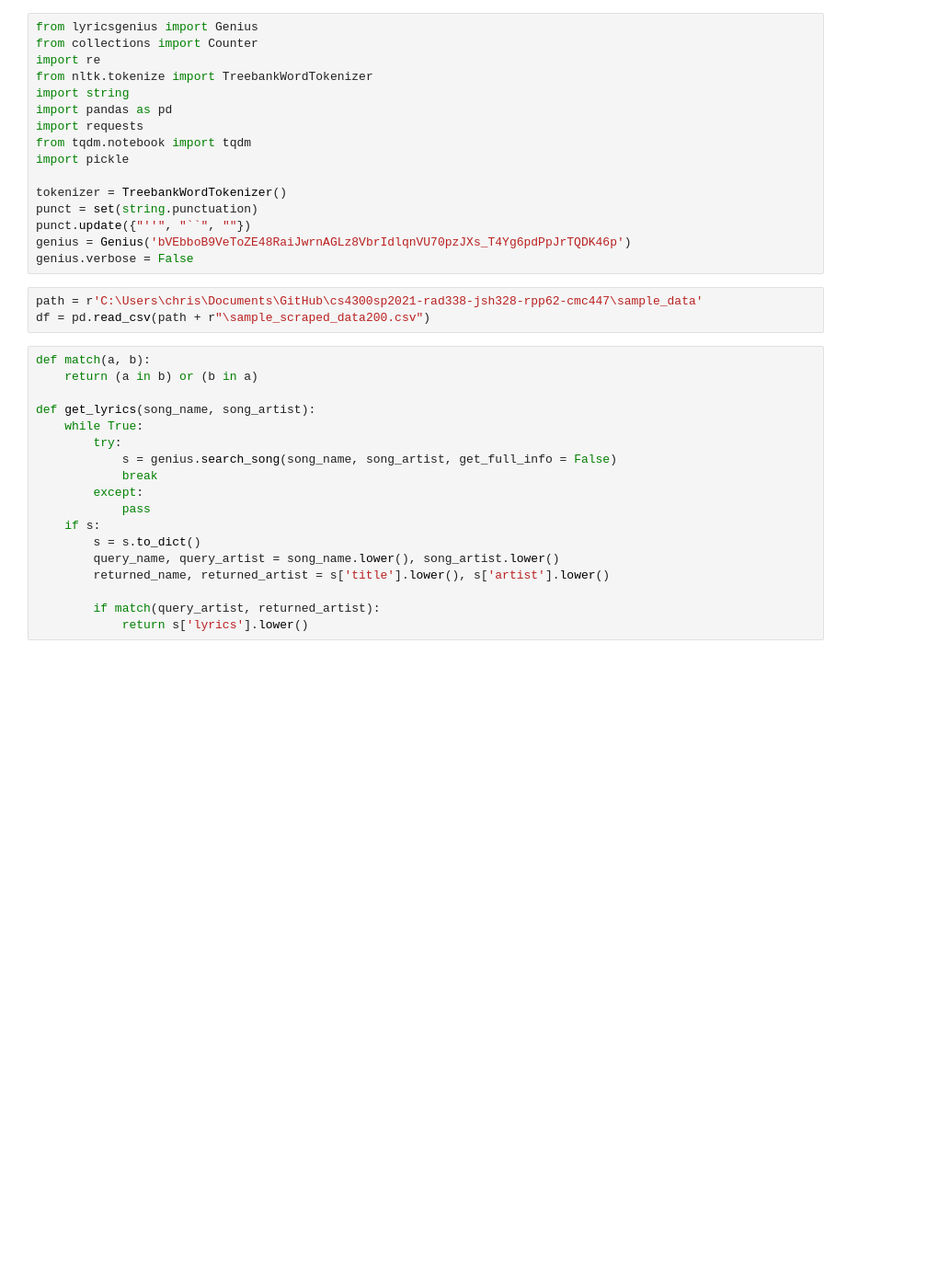
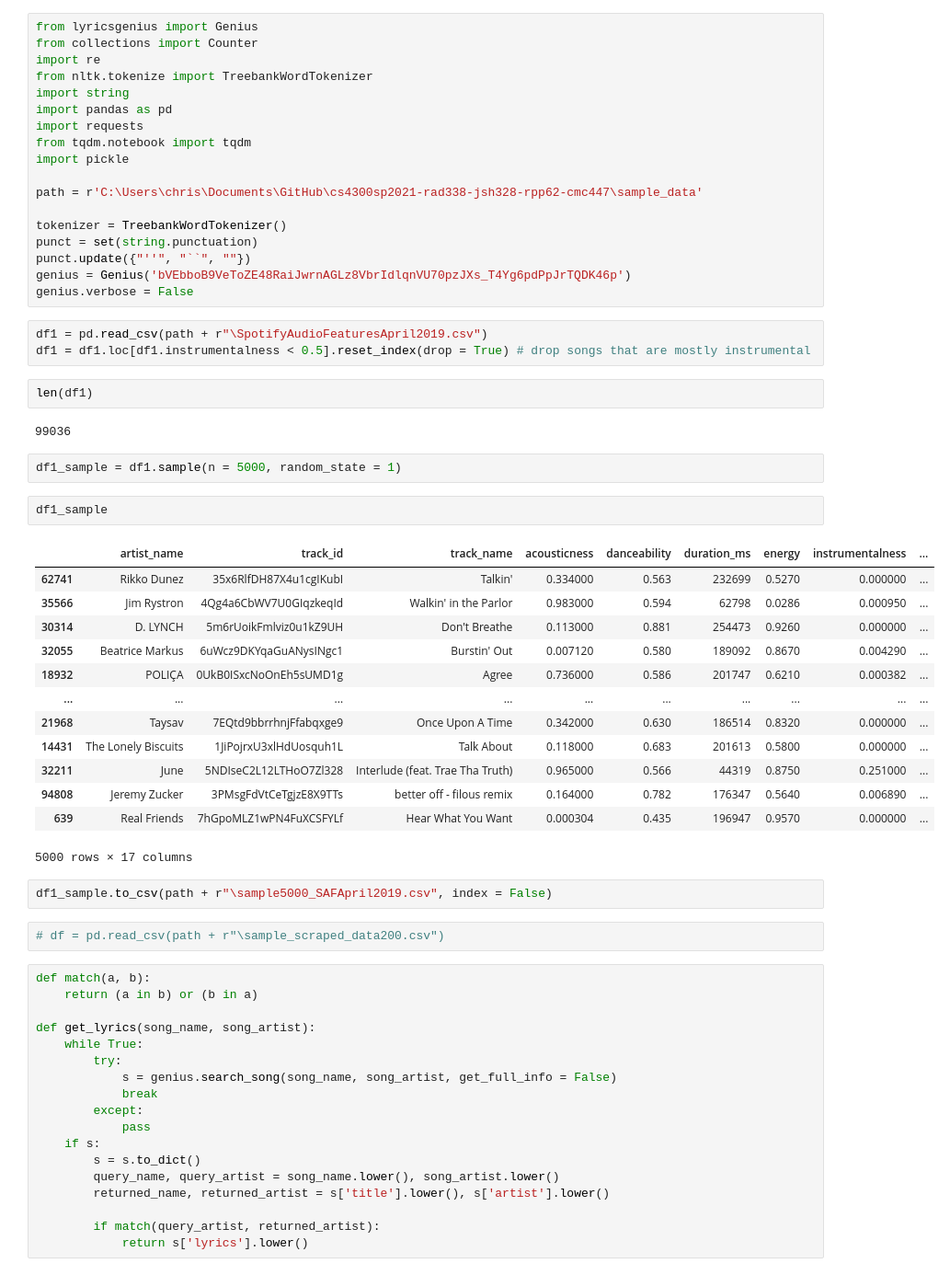
Before and after one commit to Jared-Hirsch/CS4300_Spring_2021_Project, a Jupyter notebook: scrapers/get_lyrics.ipynb, the cells around one changed output. Shown: that part at 92% size. Drawn from its saved outputs; the diff is of its cells as text; blank space fills up the shorter version.

```diff
--- a/scrapers/get_lyrics.ipynb
+++ b/scrapers/get_lyrics.ipynb
@@ -9,14 +9,42 @@ import requests
 from tqdm.notebook import tqdm
 import pickle
 
+path = r'C:\Users\chris\Documents\GitHub\cs4300sp2021-rad338-jsh328-rpp62-cmc447\sample_data'
+
 tokenizer = TreebankWordTokenizer()
 punct = set(string.punctuation)
 punct.update({"''", "``", ""})
 genius = Genius('bVEbboB9VeToZE48RaiJwrnAGLz8VbrIdlqnVU70pzJXs_T4Yg6pdPpJrTQDK46p')
 genius.verbose = False
+# %%
+df1 = pd.read_csv(path + r"\SpotifyAudioFeaturesApril2019.csv")
+df1 = df1.loc[df1.instrumentalness < 0.5].reset_index(drop = True) # drop songs that are mostly instrumental
+# %%
+len(df1)
+# %% [output]
+99036
+# %%
+df1_sample = df1.sample(n = 5000, random_state = 1)
+# %%
+df1_sample
+# %% [output]
+|  | artist_name | track_id | track_name | acousticness | danceability | duration_ms | energy | instrumentalness | ... |
+| 62741 | Rikko Dunez | 35x6RlfDH87X4u1cgIKubI | Talkin' | 0.334000 | 0.563 | 232699 | 0.5270 | 0.000000 | ... |
+| 35566 | Jim Rystron | 4Qg4a6CbWV7U0GIqzkeqId | Walkin' in the Parlor | 0.983000 | 0.594 | 62798 | 0.0286 | 0.000950 | ... |
+| 30314 | D. LYNCH | 5m6rUoikFmlviz0u1kZ9UH | Don't Breathe | 0.113000 | 0.881 | 254473 | 0.9260 | 0.000000 | ... |
+| 32055 | Beatrice Markus | 6uWcz9DKYqaGuANysINgc1 | Burstin' Out | 0.007120 | 0.580 | 189092 | 0.8670 | 0.004290 | ... |
+| 18932 | POLIÇA | 0UkB0ISxcNoOnEh5sUMD1g | Agree | 0.736000 | 0.586 | 201747 | 0.6210 | 0.000382 | ... |
+| ... | ... | ... | ... | ... | ... | ... | ... | ... | ... |
+| 21968 | Taysav | 7EQtd9bbrrhnjFfabqxge9 | Once Upon A Time | 0.342000 | 0.630 | 186514 | 0.8320 | 0.000000 | ... |
+| 14431 | The Lonely Biscuits | 1JiPojrxU3xlHdUosquh1L | Talk About | 0.118000 | 0.683 | 201613 | 0.5800 | 0.000000 | ... |
+| 32211 | June | 5NDIseC2L12LTHoO7Zl328 | Interlude (feat. Trae Tha Truth) | 0.965000 | 0.566 | 44319 | 0.8750 | 0.251000 | ... |
+| 94808 | Jeremy Zucker | 3PMsgFdVtCeTgjzE8X9TTs | better off - filous remix | 0.164000 | 0.782 | 176347 | 0.5640 | 0.006890 | ... |
+| 639 | Real Friends | 7hGpoMLZ1wPN4FuXCSFYLf | Hear What You Want | 0.000304 | 0.435 | 196947 | 0.9570 | 0.000000 | ... |
+5000 rows × 17 columns
+# %%
+df1_sample.to_csv(path + r"\sample5000_SAFApril2019.csv", index = False)
 # %%
-path = r'C:\Users\chris\Documents\GitHub\cs4300sp2021-rad338-jsh328-rpp62-cmc447\sample_data'
-df = pd.read_csv(path + r"\sample_scraped_data200.csv")
+# df = pd.read_csv(path + r"\sample_scraped_data200.csv")
 # %%
 def match(a, b):
     return (a in b) or (b in a)
```
Also changed, not shown: parts of 5 cells of this notebook, 6 other files.
